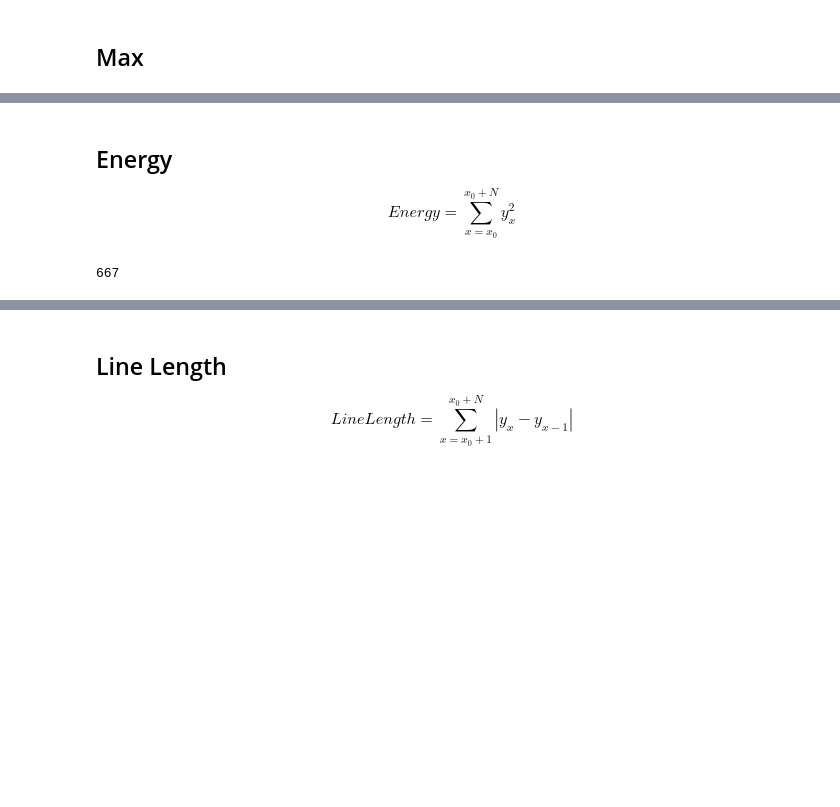
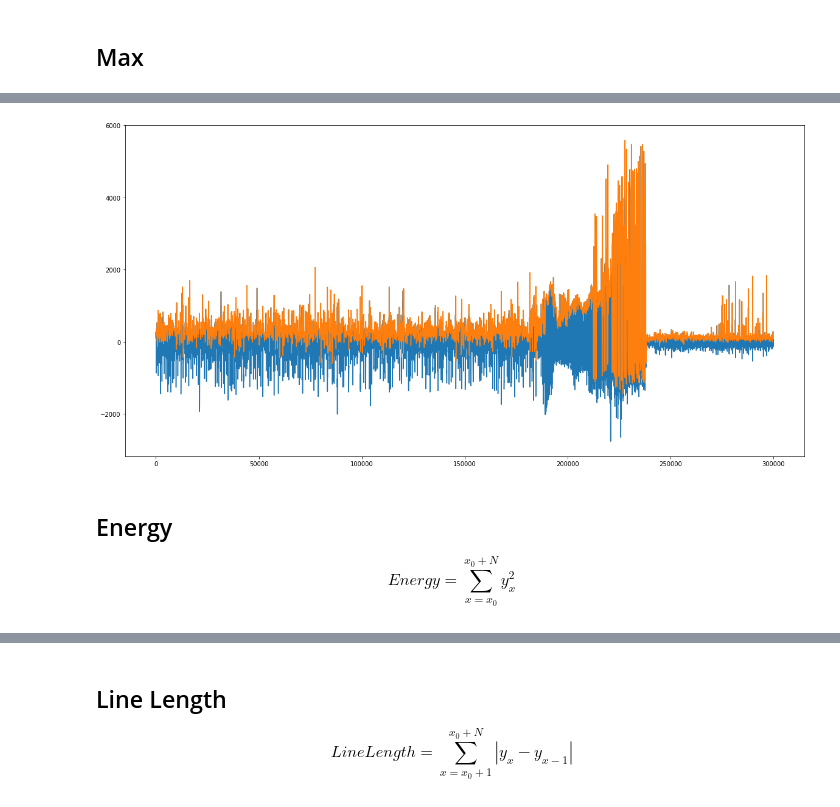
Before and after one commit to sinitame/ieeg-ml-project, a Jupyter notebook: notebooks/implemented_features.ipynb, the cells around one changed output, grey strips where cells are left out. Cells and saved outputs as stored; diff of their text form; code cells hidden in the pictures; blank space fills up the shorter version.

```diff
--- a/notebooks/implemented_features.ipynb
+++ b/notebooks/implemented_features.ipynb
@@ -26,3 +50,11 @@ print(calculate_max(x))
+# %%
+max_feature = calculate_feature(eegs, window_size, step_size, calculate_max, max_power_eeg)
+max_feature_example = max_feature[0][1]
+scaled_max_feature = scale_signal(max_feature_example, window_size, step_size)
+# %%
+plot_feature(signal, scaled_max_feature, 0, 300000)
+# %% [output]
+[figure, added]
 # %% [markdown]
 ## Energy
 
@@ -32,7 +64,3 @@ $$
 # %%
 def calculate_energy(signal):
     return np.sum(np.power(signal,2))
-# %%
-print(calculate_energy(x))
-# %% [output]
-667
```
Also changed, not shown: parts of 45 cells of this notebook.
